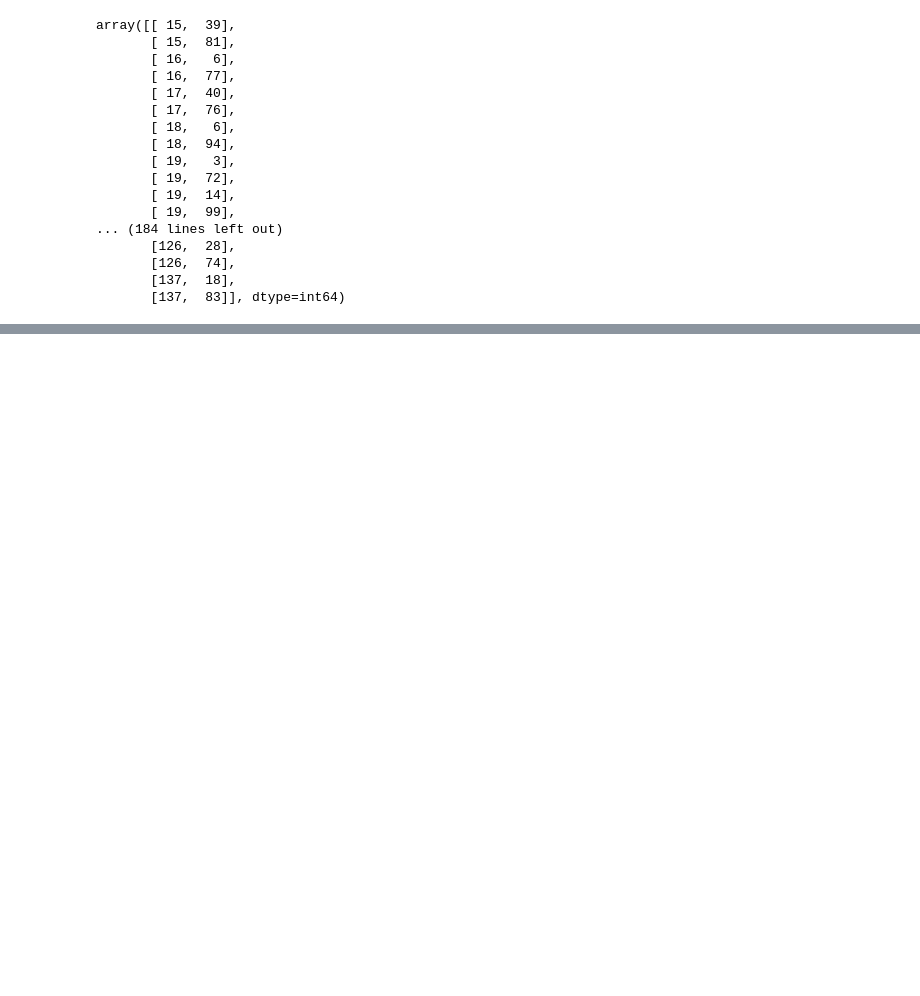
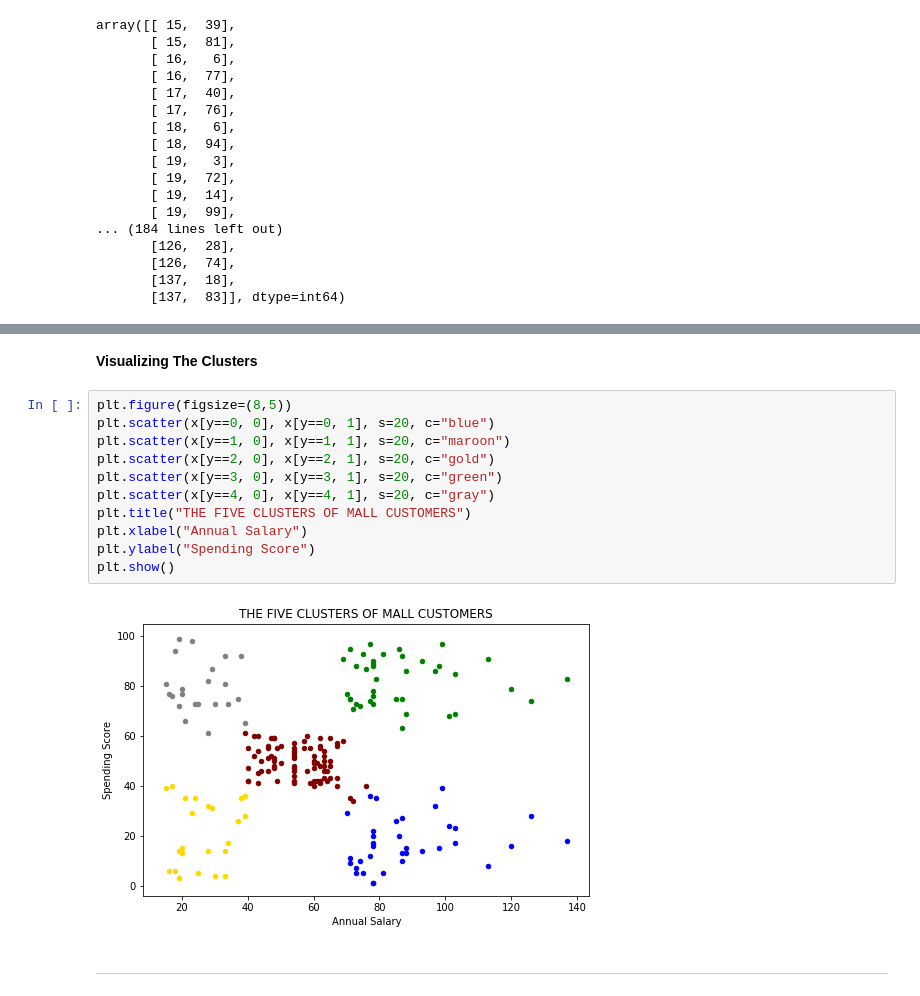
Before and after one commit to Salmankh3/Machine-Learning, a Jupyter notebook: Clustering/Mall Customers Data/mall_customer_KMeans.ipynb, the cells around one changed output, grey strips where cells are left out. Cells and saved outputs as stored; diff of their text form; blank space fills up the shorter version.

```diff
--- a/Clustering/Mall Customers Data/mall_customer_KMeans.ipynb
+++ b/Clustering/Mall Customers Data/mall_customer_KMeans.ipynb
@@ -65,0 +139,17 @@ array([[ 15,  39],
+# %% [markdown]
+<b>Visualizing The Clusters</b>
+# %%
+plt.figure(figsize=(8,5))
+plt.scatter(x[y==0, 0], x[y==0, 1], s=20, c="blue")
+plt.scatter(x[y==1, 0], x[y==1, 1], s=20, c="maroon")
+plt.scatter(x[y==2, 0], x[y==2, 1], s=20, c="gold")
+plt.scatter(x[y==3, 0], x[y==3, 1], s=20, c="green")
+plt.scatter(x[y==4, 0], x[y==4, 1], s=20, c="gray")
+plt.title("THE FIVE CLUSTERS OF MALL CUSTOMERS")
+plt.xlabel("Annual Salary")
+plt.ylabel("Spending Score")
+plt.show()
+# %% [output]
+[figure, added]
+# %% [markdown]
+--------
```
Also changed, not shown: parts of 17 cells of this notebook.
